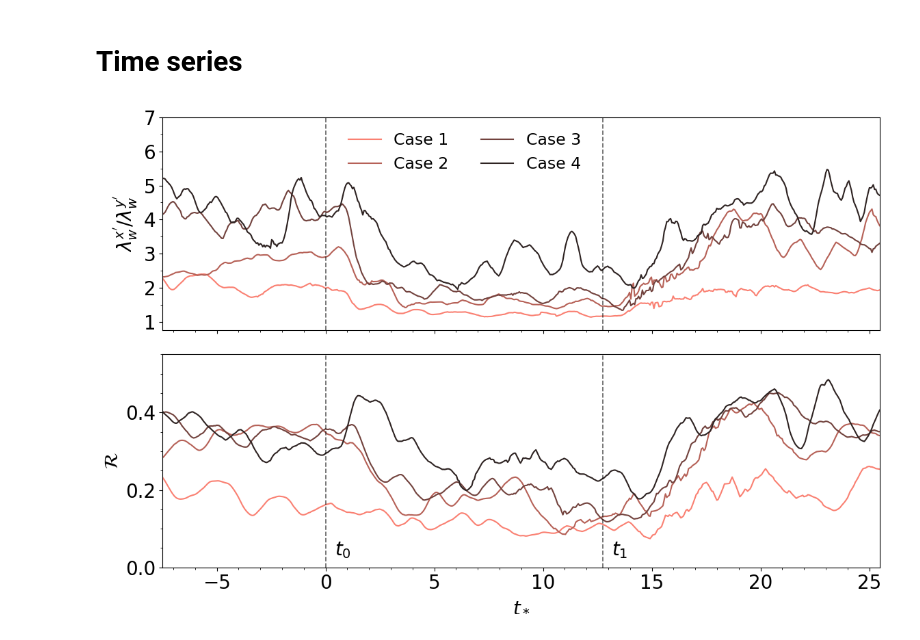
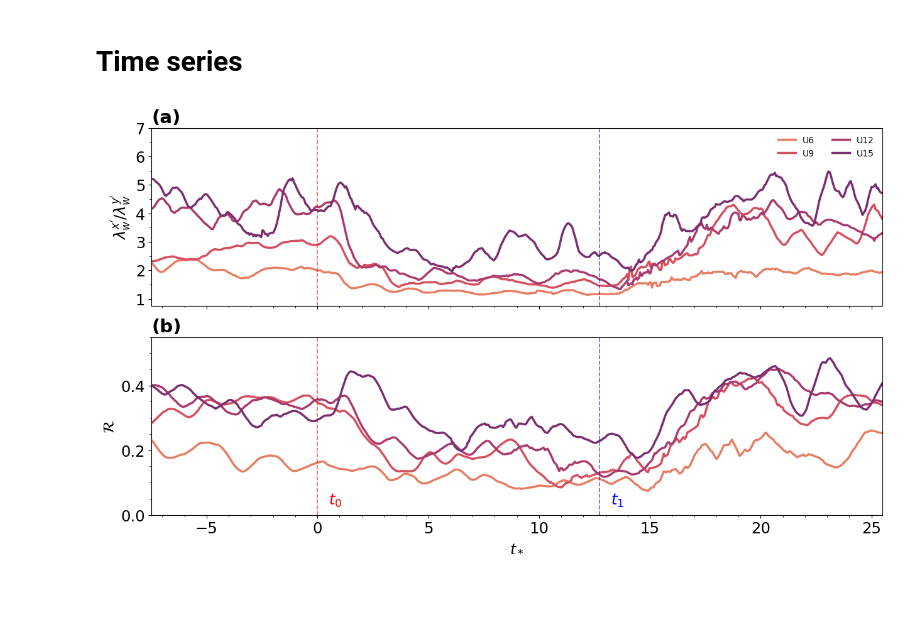
Before and after one commit to Salesky-ABL/ABL_Transition, a Jupyter notebook: plotting/plot_hysteresis.ipynb, the cells around one changed output. Cells and saved outputs as stored; diff of their text form; code cells hidden in the pictures; blank space fills up the shorter version.

Commit message:
changes to manuscript plots

```diff
--- a/plotting/plot_hysteresis.ipynb
+++ b/plotting/plot_hysteresis.ipynb
@@ -253,49 +259,51 @@ tf = 24
 tlmax = max(((ls.time-10)*3600)/T_L)
 tlmin = min(((ls.time-10))*3600/T_L)
 # %%
-colors = seaborn.color_palette("dark:salmon_r", len(sims))
 labels = [1, 2, 3, 4]
 uglist = ["6", "9", "12", "15"]
 
-fig, ax = plt.subplots(nrows=2, figsize=(12,8), sharex=True)
+fig, ax = plt.subplots(nrows=2, figsize=(15,8), sharex=True)
 
 for i, s in enumerate(s_all):
     ax[0].plot(((ls.time-10)*3600) / T_L,  ls[f"ug{uglist[i]}"],
-               c=colors[i], label=f"Case {labels[i]}")
+               c=ug_colors[i], label=f"U{uglist[i]}", lw=2.5)
     ax[1].plot(((roll.time-10)*3600) / T_L, roll[f"ug{uglist[i]}"][hidx],
-               c=colors[i])
+               c=ug_colors[i], lw=2.5)
 
 # legend
-legend_location = (0.4215, 0.675)
-ax[0].legend(frameon=False, ncol=2, fontsize=17, bbox_to_anchor=legend_location)
+legend_location = (0.3, 0.7)
+ax[0].legend(frameon=False, ncol=2, fontsize=10, loc="upper right")
 
 # axis lims
 ax[0].set_ylim(0.75,7)
 ax[0].yaxis.set_major_locator(MultipleLocator(1))
 ax[0].yaxis.set_minor_locator(MultipleLocator(0.5))
 ax[1].set_xlim(tlmin+1, tlmax)
 ax[1].xaxis.set_major_locator(MultipleLocator(5))
 ax[1].xaxis.set_minor_locator(MultipleLocator(1))
 ax[1].yaxis.set_minor_locator(MultipleLocator(0.05))
 ax[1].set_ylim(0,0.55)
 
 # axis labels
 ax[0].set_ylabel("$\lambda_{w}^{x'} / \lambda_{w}^{y'}$")
 ax[1].set_ylabel("$\mathcal{R}$")
 ax[1].set_xlabel("$t_*$")
 
 # spacing
-plt.subplots_adjust(hspace=0.1)
-fig.tight_layout()
+fig.subplots_adjust(hspace=0.175)
 
 # lines
-ax[0].axvline(x=0, c="black", lw=1.25, alpha=0.6, ls="--")
-ax[0].axvline(x=12.73795202, c="black", lw=1.25, alpha=0.6, ls="--")
-ax[1].axvline(x=0, c="black", lw=1.25, alpha=0.6, ls="--")
-ax[1].axvline(x=12.73795202, c="black", lw=1.25, alpha=0.6, ls="--")
-ax[1].text(0 + 0.8, 0.045, "$t_0$", ha="center", va="center")
-ax[1].text(12.73795202 + 0.8, 0.045, "$t_1$", ha="center", va="center")
+ax[0].axvline(x=0, c="red", lw=1.25, alpha=0.6, ls="--")
+ax[0].axvline(x=12.73795202, c="blue", lw=1.25, alpha=0.6, ls="--")
+ax[1].axvline(x=0, c="red", lw=1.25, alpha=0.6, ls="--")
+ax[1].axvline(x=12.73795202, c="blue", lw=1.25, alpha=0.6, ls="--")
+ax[1].text(0 + 0.8, 0.045, "$t_0$", ha="center", va="center", c="red")
+ax[1].text(12.73795202 + 0.8, 0.045, "$t_1$", ha="center", va="center", c="blue")
+
+# titles
+ax[0].set_title("(a)", loc="left")
+ax[1].set_title("(b)", loc="left")
 
 plt.savefig("/home/rfrost/manuscript_plots/fig9.pdf", format="pdf", dpi=300, bbox_inches="tight")
 # %% [output]
-[figure, old version]
+[figure, new version]
```
Also changed, not shown: parts of 2 cells of this notebook, 2 other files.
